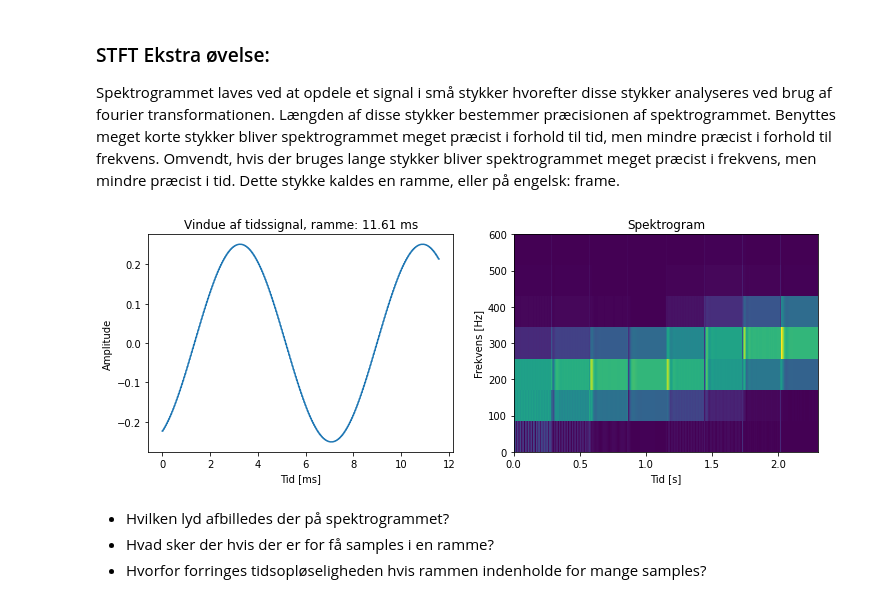
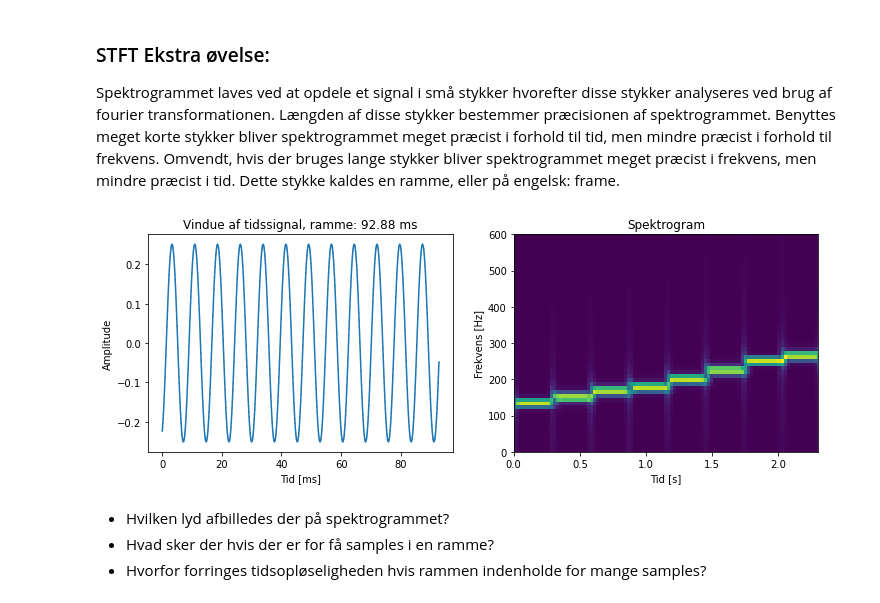
Before and after one commit to niels-overby/SRP-noisereduction, a Jupyter notebook: SRP_STFT.ipynb, the cells around one changed output. Drawn from its saved outputs; the diff is of its cells as text; code cells hidden in the pictures.

```diff
--- a/SRP_STFT.ipynb
+++ b/SRP_STFT.ipynb
@@ -147,35 +149,36 @@ Spektrogrammet laves ved at opdele et signal i små stykker hvorefter disse styk
 # %%
 #@title Usikkerhed i tid og frekvens {run: "auto"}
 
 audioDir = '/content/SRP2021/Audio/'
 audioFiles = [f for f in os.listdir(audioDir) if f.endswith('wav')]
 
 x,fs = utils.getAudio(audioDir + "sine_cScale.wav")
-frameSize = "512" #@param [128,256,512,1024,2048,4096,8192,16384]
+#x,fs = utils.getAudio(audioDir + "guitar_cScale.wav")
+frameSize = "4096" #@param [128,256,512,1024,2048,4096,8192,16384]
 frameSize = int(frameSize)
 
 t = np.arange(frameSize)/fs
 
 stft = spectrum.STFT(fs=fs,nperseg=frameSize,nfft=1)
 X = stft.transform(x)
 
 plt.figure(figsize=(12,4))
 plt.subplot(121)
 plt.title(f"Vindue af tidssignal, ramme: {np.around(frameSize/fs * 1e3,2)} ms")
 plt.plot(t*1e3,x[0,5000:5000+frameSize])
 plt.ylabel("Amplitude")
 plt.xlabel("Tid [ms]")
 
 plt.subplot(122)
 plt.pcolormesh(stft.t,stft.f,(np.abs(X[0])))
 plt.ylim([0,600])
 plt.xlim([0,2.3])
 plt.title("Spektrogram")
 plt.xlabel("Tid [s]")
 plt.ylabel("Frekvens [Hz]")
 plt.show()
 # %% [output]
-[figure, old version]
+[figure, new version]
 # %% [markdown]
 * Hvilken lyd afbilledes der på spektrogrammet?
 * Hvad sker der hvis der er for få samples i en ramme?
```
Also changed, not shown: parts of 7 cells of this notebook.
